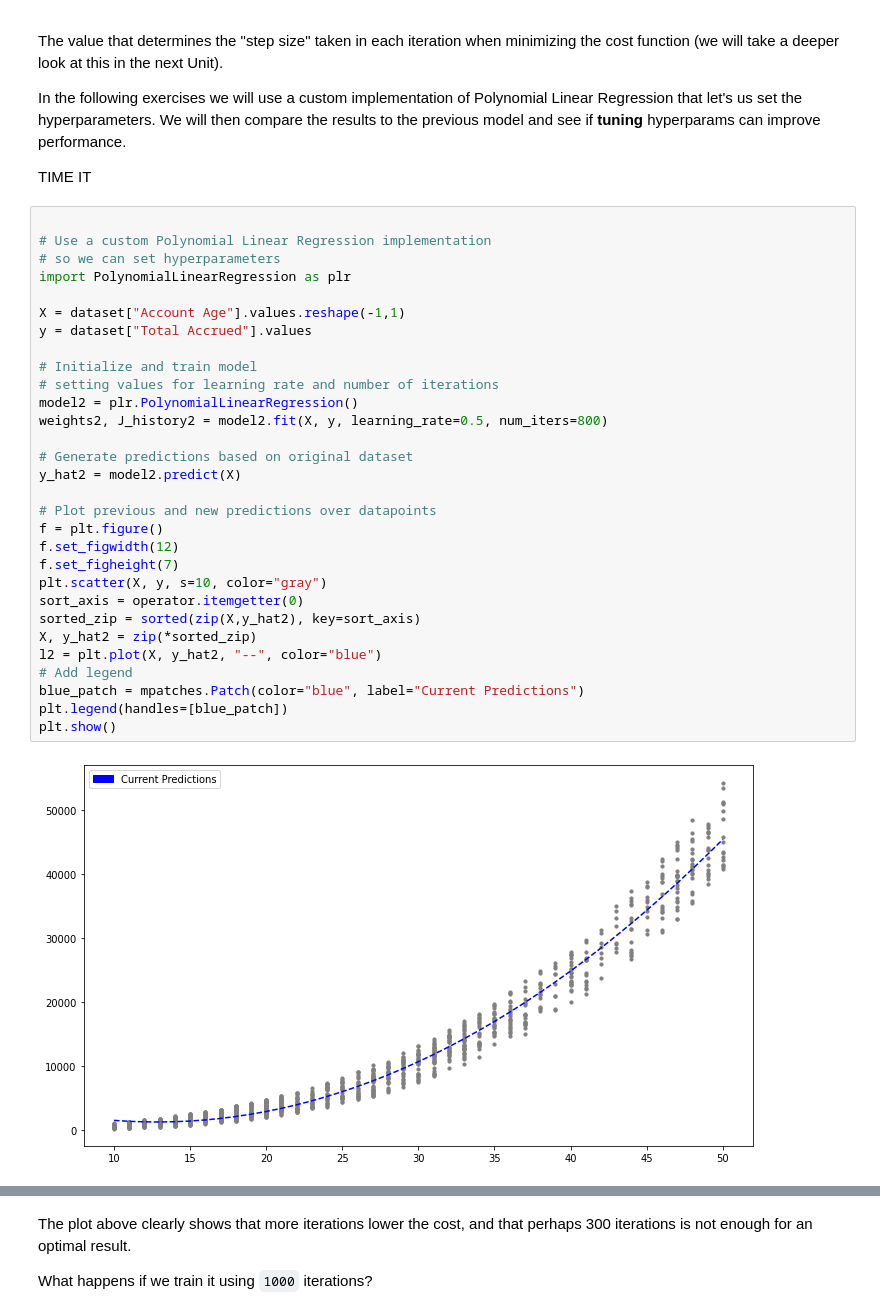
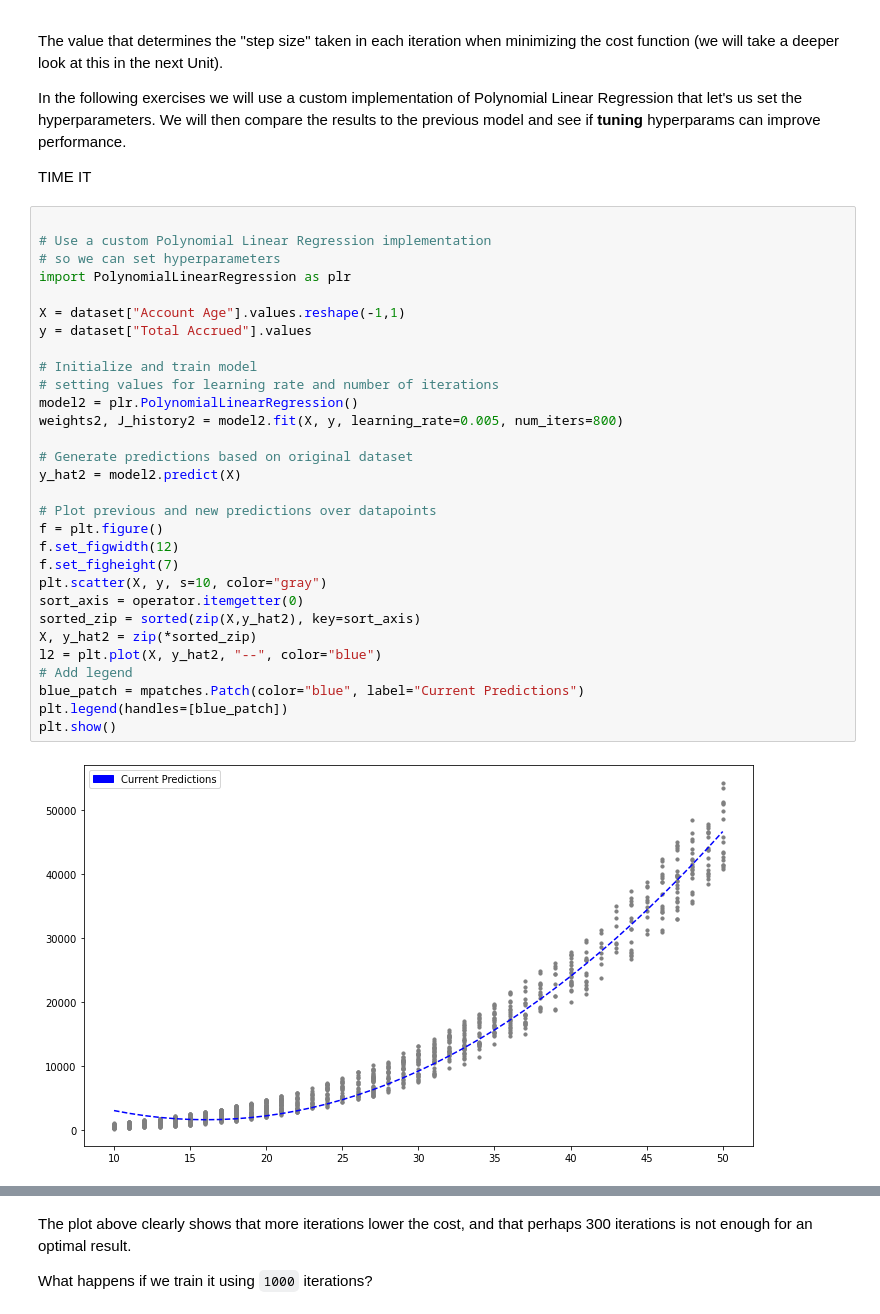
Before and after one commit to MicrosoftDocs/mslearn-introduction-to-machine-learning, a Jupyter notebook: 1b - unit 05.ipynb, the cells around one changed output, grey strips where cells are left out. Saved outputs shown, nothing was run; the diff lists cells and outputs as text.

```diff
--- a/1b - unit 05.ipynb
+++ b/1b - unit 05.ipynb
@@ -55,35 +55,35 @@ TIME IT
 # %%
 
 # Use a custom Polynomial Linear Regression implementation
 # so we can set hyperparameters
 import PolynomialLinearRegression as plr
 
 X = dataset["Account Age"].values.reshape(-1,1)
 y = dataset["Total Accrued"].values
 
 # Initialize and train model
 # setting values for learning rate and number of iterations
 model2 = plr.PolynomialLinearRegression()
-weights2, J_history2 = model2.fit(X, y, learning_rate=0.5, num_iters=800)
+weights2, J_history2 = model2.fit(X, y, learning_rate=0.005, num_iters=800)
 
 # Generate predictions based on original dataset
 y_hat2 = model2.predict(X)
 
 # Plot previous and new predictions over datapoints
 f = plt.figure()
 f.set_figwidth(12)
 f.set_figheight(7)
 plt.scatter(X, y, s=10, color="gray")
 sort_axis = operator.itemgetter(0)
 sorted_zip = sorted(zip(X,y_hat2), key=sort_axis)
 X, y_hat2 = zip(*sorted_zip)
 l2 = plt.plot(X, y_hat2, "--", color="blue")
 # Add legend
 blue_patch = mpatches.Patch(color="blue", label="Current Predictions")
 plt.legend(handles=[blue_patch])
 plt.show()
 # %% [output]
-[figure, old version]
+[figure, new version]
 # %%
 # Plot cost x Number of iterations
 # Use logarithmic scale since y varies so much
```
Also changed, not shown: parts of 3 cells of this notebook.
